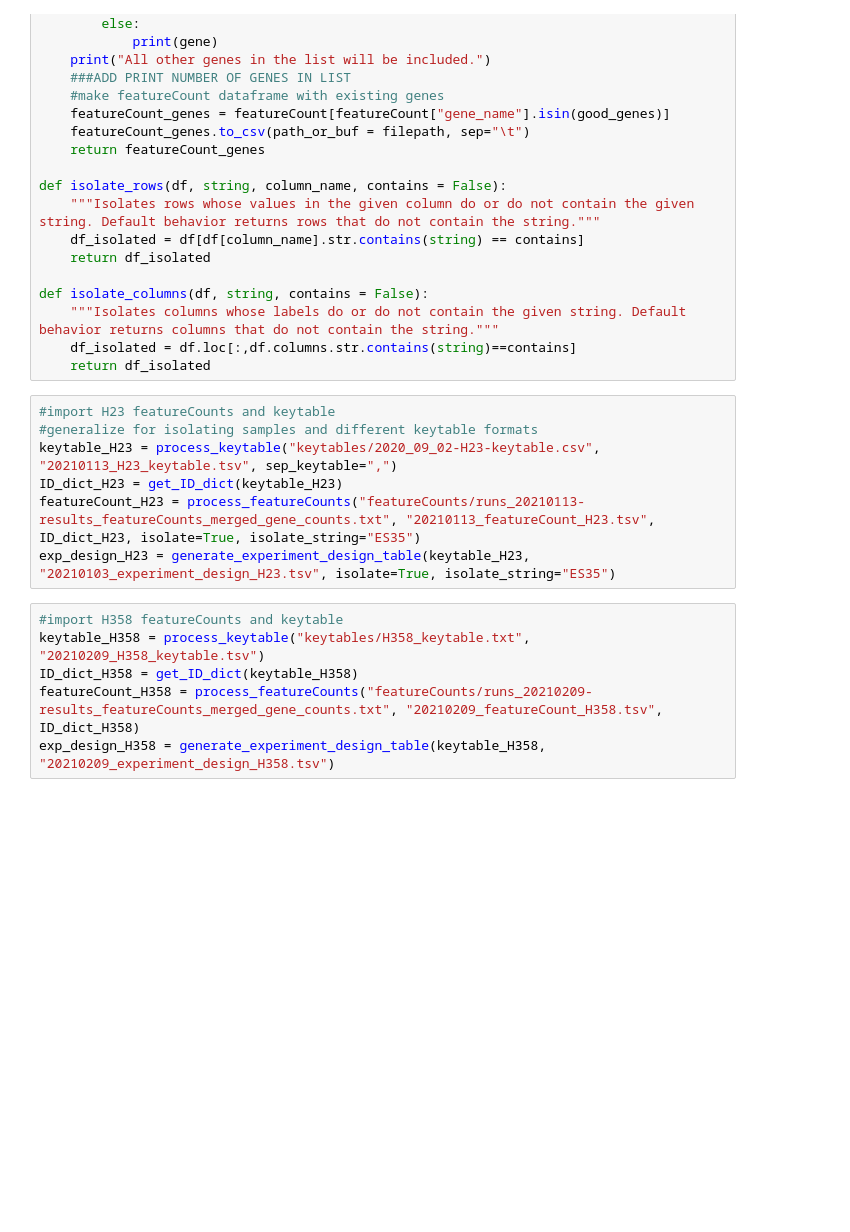
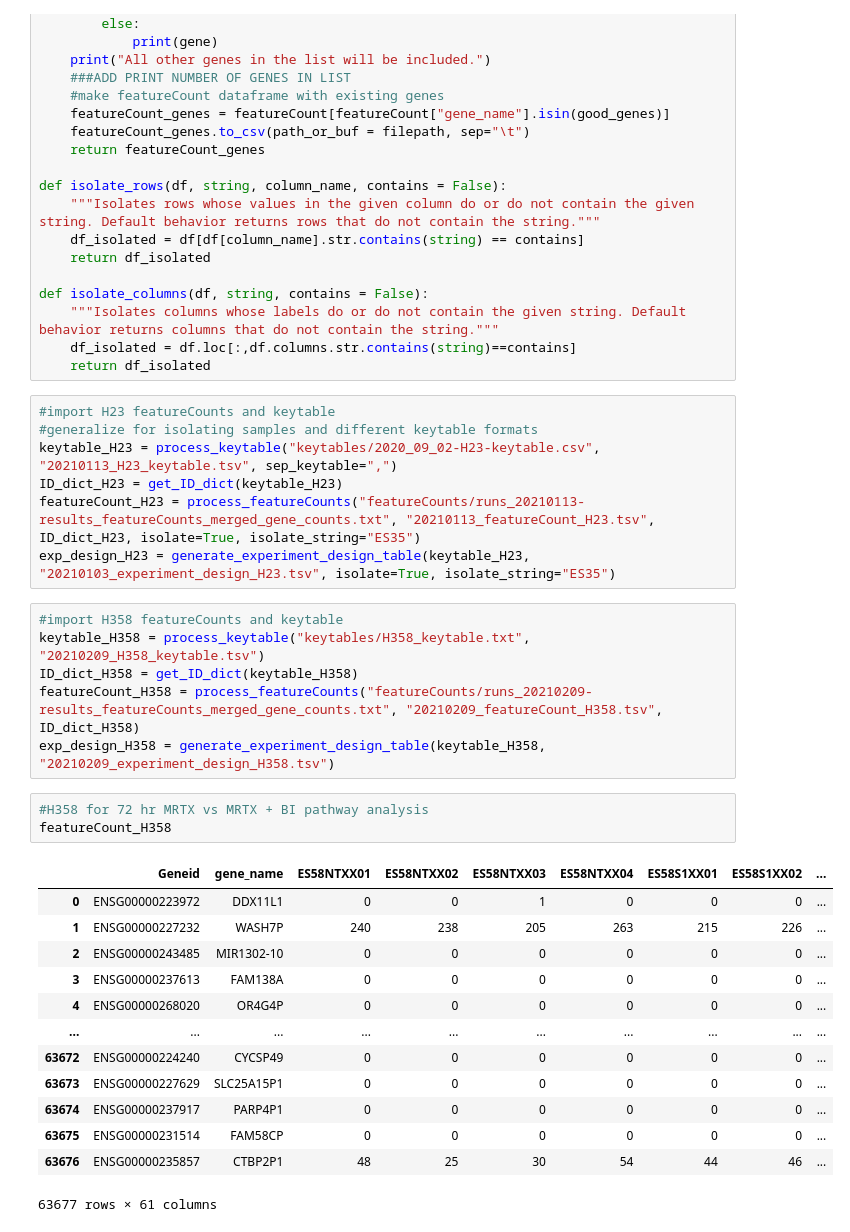
Before and after one commit to esheffels/2020-RNA, a Jupyter notebook: featureCountprocessing-diffexp-generic.ipynb, the cells around one changed output. Cells and saved outputs as stored; diff of their text form; blank space fills up the shorter version.

```diff
--- a/featureCountprocessing-diffexp-generic.ipynb
+++ b/featureCountprocessing-diffexp-generic.ipynb
@@ -151,3 +151,20 @@ keytable_H358 = process_keytable("keytables/H358_keytable.txt", "20210209_H358_k
 ID_dict_H358 = get_ID_dict(keytable_H358)
 featureCount_H358 = process_featureCounts("featureCounts/runs_20210209-results_featureCounts_merged_gene_counts.txt", "20210209_featureCount_H358.tsv", ID_dict_H358)
 exp_design_H358 = generate_experiment_design_table(keytable_H358, "20210209_experiment_design_H358.tsv")
+# %%
+#H358 for 72 hr MRTX vs MRTX + BI pathway analysis
+featureCount_H358
+# %% [output]
+|  | Geneid | gene_name | ES58NTXX01 | ES58NTXX02 | ES58NTXX03 | ES58NTXX04 | ES58S1XX01 | ES58S1XX02 | ... |
+| 0 | ENSG00000223972 | DDX11L1 | 0 | 0 | 1 | 0 | 0 | 0 | ... |
+| 1 | ENSG00000227232 | WASH7P | 240 | 238 | 205 | 263 | 215 | 226 | ... |
+| 2 | ENSG00000243485 | MIR1302-10 | 0 | 0 | 0 | 0 | 0 | 0 | ... |
+| 3 | ENSG00000237613 | FAM138A | 0 | 0 | 0 | 0 | 0 | 0 | ... |
+| 4 | ENSG00000268020 | OR4G4P | 0 | 0 | 0 | 0 | 0 | 0 | ... |
+| ... | ... | ... | ... | ... | ... | ... | ... | ... | ... |
+| 63672 | ENSG00000224240 | CYCSP49 | 0 | 0 | 0 | 0 | 0 | 0 | ... |
+| 63673 | ENSG00000227629 | SLC25A15P1 | 0 | 0 | 0 | 0 | 0 | 0 | ... |
+| 63674 | ENSG00000237917 | PARP4P1 | 0 | 0 | 0 | 0 | 0 | 0 | ... |
+| 63675 | ENSG00000231514 | FAM58CP | 0 | 0 | 0 | 0 | 0 | 0 | ... |
+| 63676 | ENSG00000235857 | CTBP2P1 | 48 | 25 | 30 | 54 | 44 | 46 | ... |
+63677 rows × 61 columns
```
Also changed, not shown: parts of 2 cells of this notebook, 1 other file.
